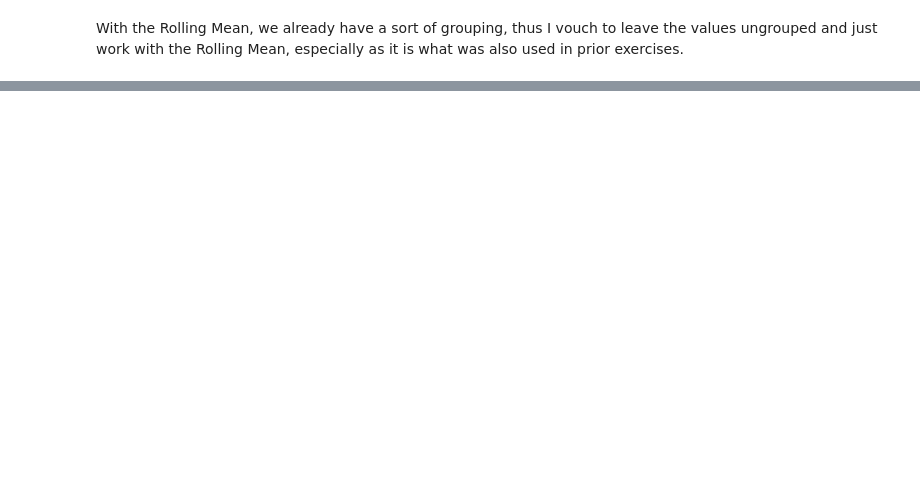
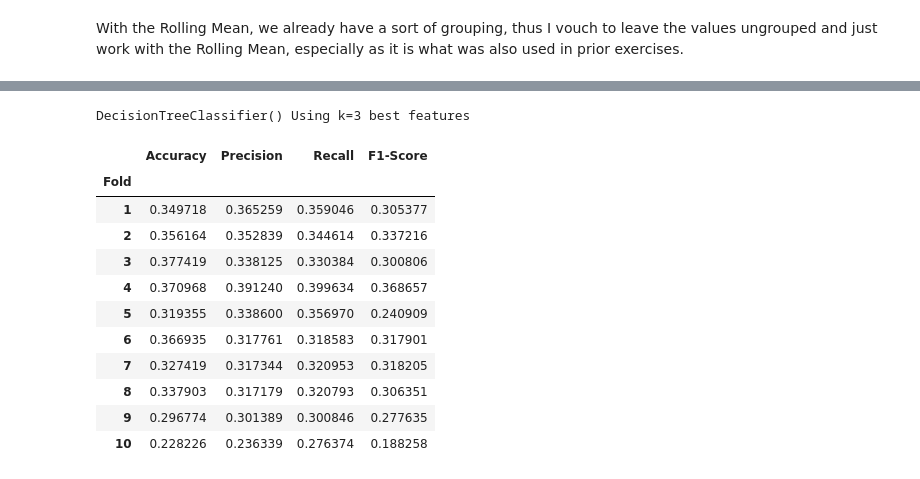
Before and after one commit to Brian6330/Machine-Learning-and-Data-Mining, a Jupyter notebook: Exercise 6/Exercise 6 (ML DM).ipynb, the cells around one changed output, grey strips where cells are left out. Saved outputs shown, nothing was run; the diff lists cells and outputs as text; code cells hidden in the pictures; blank space fills up the shorter version.

```diff
--- a/Exercise 6/Exercise 6 (ML DM).ipynb
+++ b/Exercise 6/Exercise 6 (ML DM).ipynb
@@ -383,0 +472,28 @@ In the stock_df case, 2-fold works well enough with GaussianNB, 3-fold with Knei
+# %%
+for name, model in stock_models.items():
+    a, p, r, f = stock_kbest_eval(model, stock_df[all_stock_features],
+                                  stock_df["Class Daily Return"])
+    stock_data = {
+        'Fold': [1, 2, 3, 4, 5, 6, 7, 8, 9, 10],
+        'Accuracy': a,
+        'Precision': p,
+        'Recall': r,
+        'F1-Score': f,
+    }
+
+    stock_scores = pd.DataFrame(stock_data).set_index('Fold')
+    display(stock_scores)
+# %% [output]
+DecisionTreeClassifier() Using k=3 best features
+|  | Accuracy | Precision | Recall | F1-Score |
+| Fold |  |  |  |  |
+| 1 | 0.349718 | 0.365259 | 0.359046 | 0.305377 |
+| 2 | 0.356164 | 0.352839 | 0.344614 | 0.337216 |
+| 3 | 0.377419 | 0.338125 | 0.330384 | 0.300806 |
+| 4 | 0.370968 | 0.391240 | 0.399634 | 0.368657 |
+| 5 | 0.319355 | 0.338600 | 0.356970 | 0.240909 |
+| 6 | 0.366935 | 0.317761 | 0.318583 | 0.317901 |
+| 7 | 0.327419 | 0.317344 | 0.320953 | 0.318205 |
+| 8 | 0.337903 | 0.317179 | 0.320793 | 0.306351 |
+| 9 | 0.296774 | 0.301389 | 0.300846 | 0.277635 |
+| 10 | 0.228226 | 0.236339 | 0.276374 | 0.188258 |
```
Also changed, not shown: parts of 10 cells of this notebook, 1 other file.
